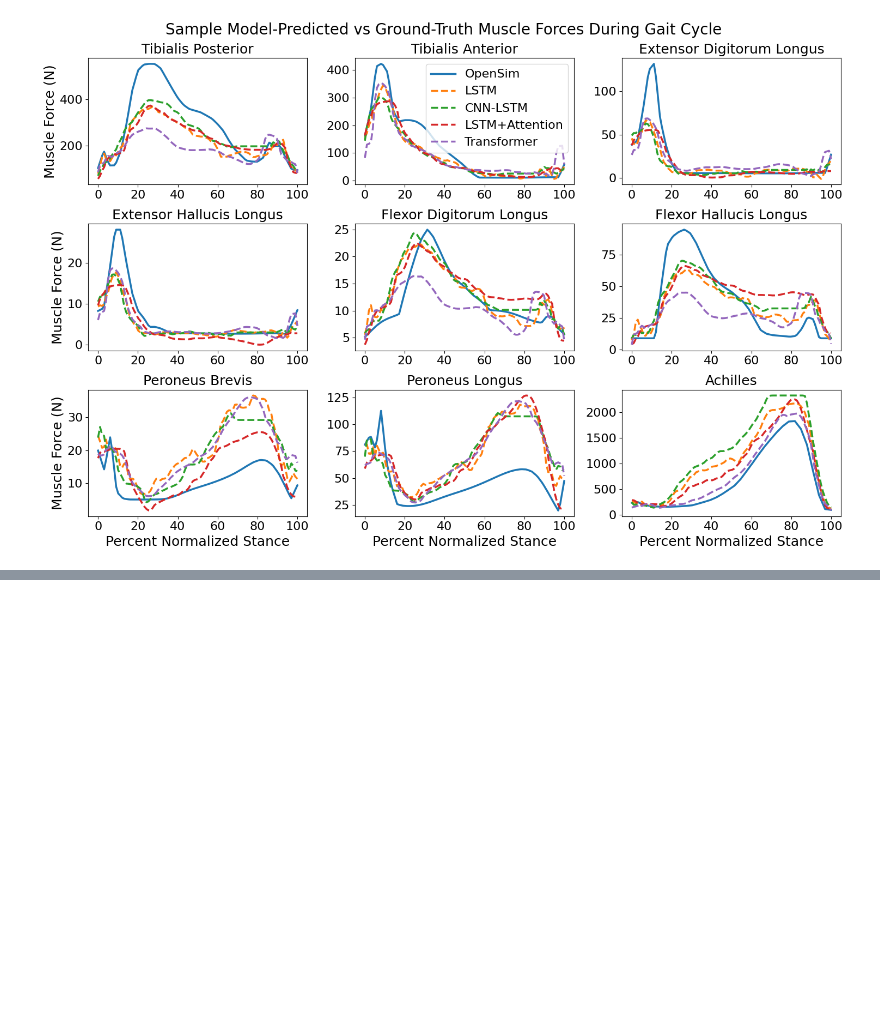
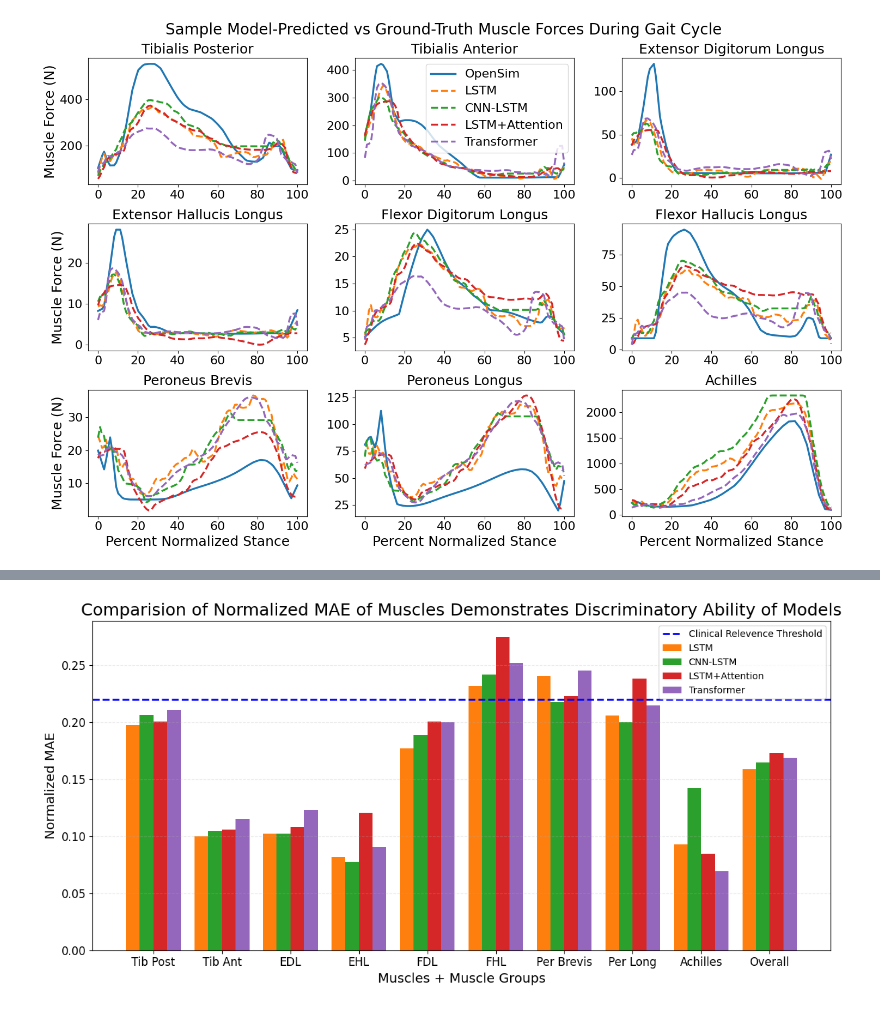
Before and after one commit to anth0nyhle/GRFMuscleModel, a Jupyter notebook: OA_Scripts/Compare_OA_Models.ipynb, the cells around one changed output, grey strips where cells are left out. Saved outputs shown, nothing was run; the diff lists cells and outputs as text; code cells hidden in the pictures; blank space fills up the shorter version.

Commit message:
added metrics for muscle comparison that are normalized to peak force + a clinical relevance threshold

```diff
--- a/OA_Scripts/Compare_OA_Models.ipynb
+++ b/OA_Scripts/Compare_OA_Models.ipynb
@@ -810,0 +857,23 @@ plt.show()
+# %%
+# Plotting
+plt.figure(figsize=(12, 6))
+
+for i, model in enumerate(models):
+    plt.bar(x + offsets[i], norm_mae_muscle_dict[model], width=bar_width, label=model, color=colors[model])
+
+# Customize plot
+plt.axhline(0.22, color='blue', linestyle='--', linewidth=2, label= 'Clinical Relevence Threshold')
+plt.xlabel('Muscles + Muscle Groups', fontsize=14)
+plt.ylabel('Normalized MAE', fontsize=14)
+plt.title('Comparision of Normalized MAE of Muscles Demonstrates Discriminatory Ability of Models', fontsize = 18)
+plt.xticks(x + bar_width * (len(models) - 1) / 2, muscles, fontsize=12)
+plt.yticks(fontsize=12)
+# plt.ylim(0.6, 1)
+plt.legend()
+plt.grid(axis='y', linestyle='--', alpha=0.25)
+
+# Show plot
+plt.tight_layout()
+plt.show()
+# %% [output]
+[figure, added]
```
Also changed, not shown: parts of 42 cells of this notebook, 7 other files.
